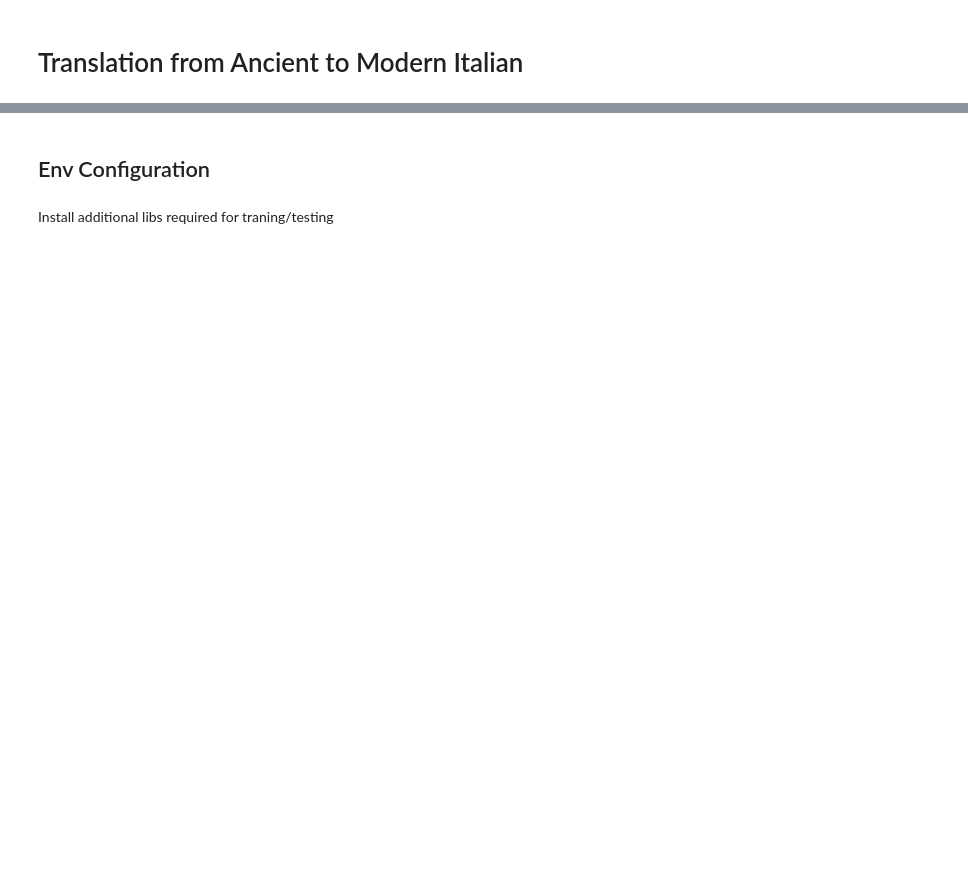
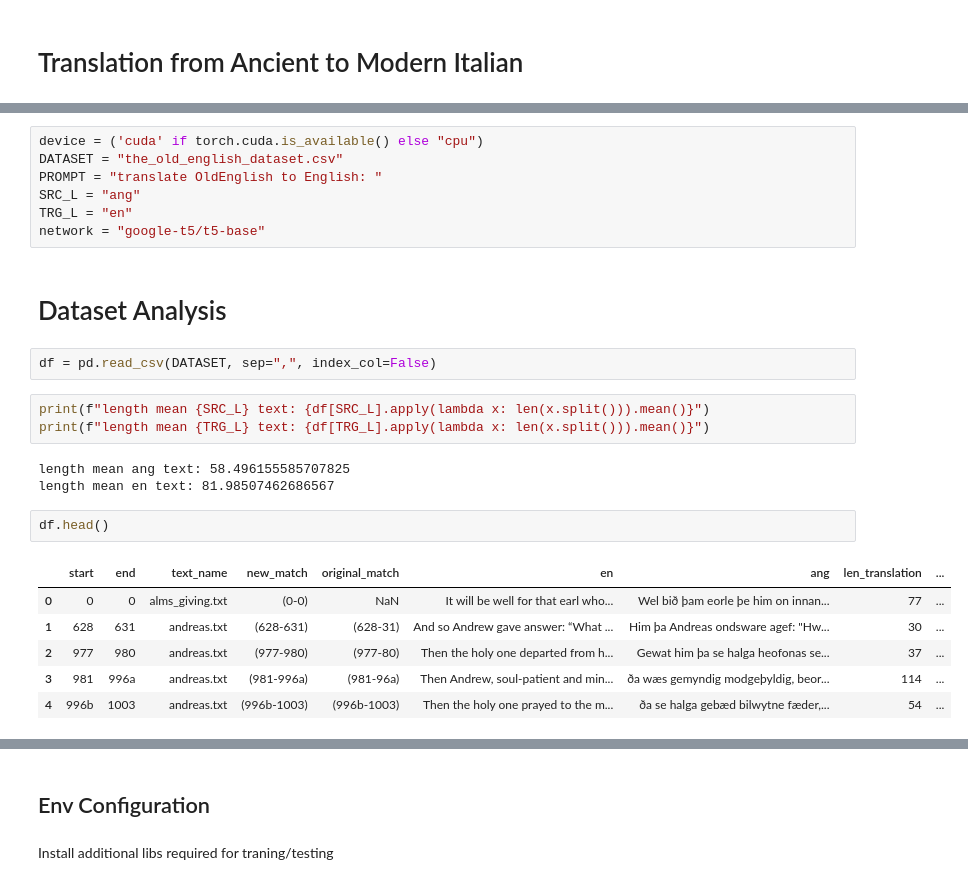
Before and after one commit to DaniPet02/mnlp-hw2, a Jupyter notebook: src/model.ipynb, the cells around one changed output, grey strips where cells are left out. Saved outputs shown, nothing was run; the diff lists cells and outputs as text; blank space fills up the shorter version.

```diff
--- a/src/model.ipynb
+++ b/src/model.ipynb
@@ -28,0 +120,26 @@ drive.mount('/content/drive/')
+# %%
+device = ('cuda' if torch.cuda.is_available() else "cpu")
+DATASET = "the_old_english_dataset.csv"
+PROMPT = "translate OldEnglish to English: "
+SRC_L = "ang"
+TRG_L = "en"
+network = "google-t5/t5-base"
+# %% [markdown]
+# Dataset Analysis
+# %%
+df = pd.read_csv(DATASET, sep=",", index_col=False)
+# %%
+print(f"length mean {SRC_L} text: {df[SRC_L].apply(lambda x: len(x.split())).mean()}")
+print(f"length mean {TRG_L} text: {df[TRG_L].apply(lambda x: len(x.split())).mean()}")
+# %% [output]
+length mean ang text: 58.496155585707825
+length mean en text: 81.98507462686567
+# %%
+df.head()
+# %% [output]
+|  | start | end | text_name | new_match | original_match | en | ang | len_translation | ... |
+| 0 | 0 | 0 | alms_giving.txt | (0-0) | NaN | It will be well for that earl who... | Wel bið þam eorle þe him on innan... | 77 | ... |
+| 1 | 628 | 631 | andreas.txt | (628-631) | (628-31) | And so Andrew gave answer: “What ... | Him þa Andreas ondsware agef: "Hw... | 30 | ... |
+| 2 | 977 | 980 | andreas.txt | (977-980) | (977-80) | Then the holy one departed from h... | Gewat him þa se halga heofonas se... | 37 | ... |
+| 3 | 981 | 996a | andreas.txt | (981-996a) | (981-96a) | Then Andrew, soul-patient and min... | ða wæs gemyndig modgeþyldig, beor... | 114 | ... |
+| 4 | 996b | 1003 | andreas.txt | (996b-1003) | (996b-1003) | Then the holy one prayed to the m... | ða se halga gebæd bilwytne fæder,... | 54 | ... |
```
Also changed, not shown: parts of 40 cells of this notebook, 4 other files.
